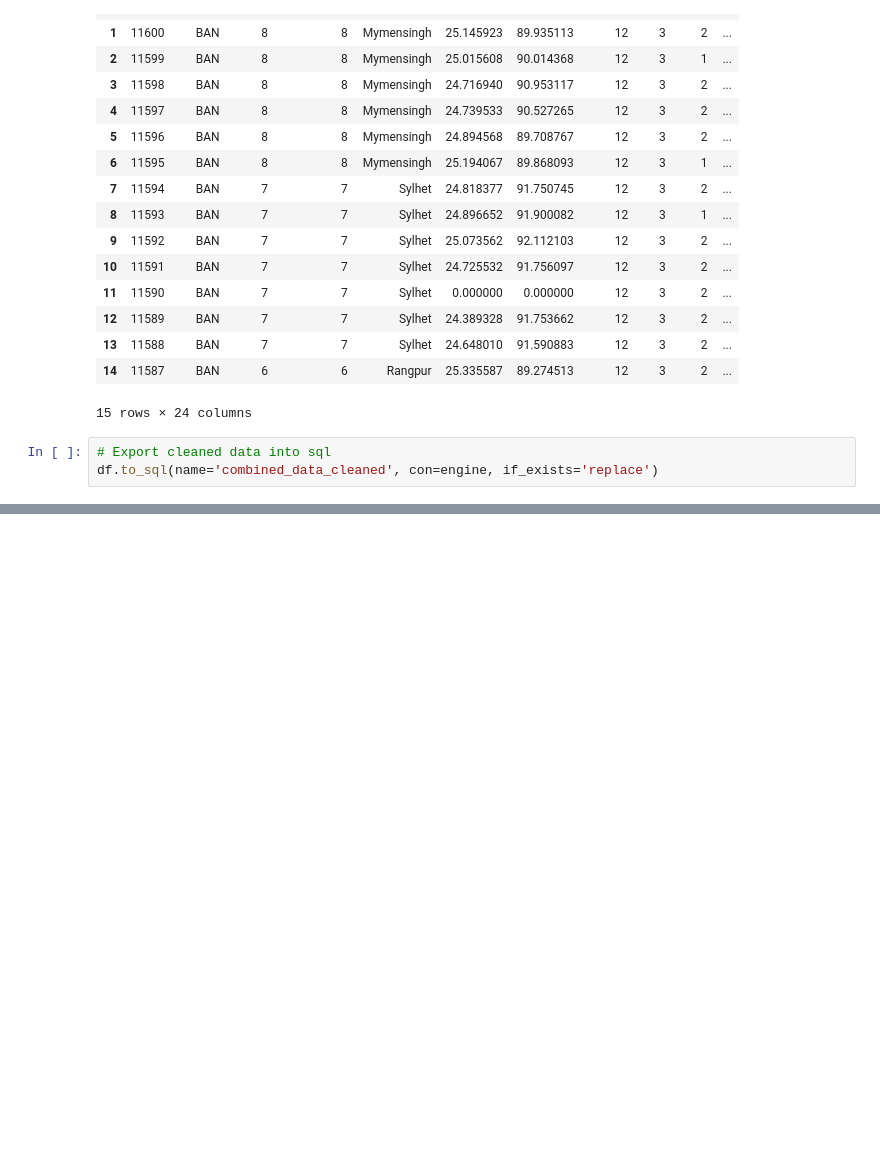
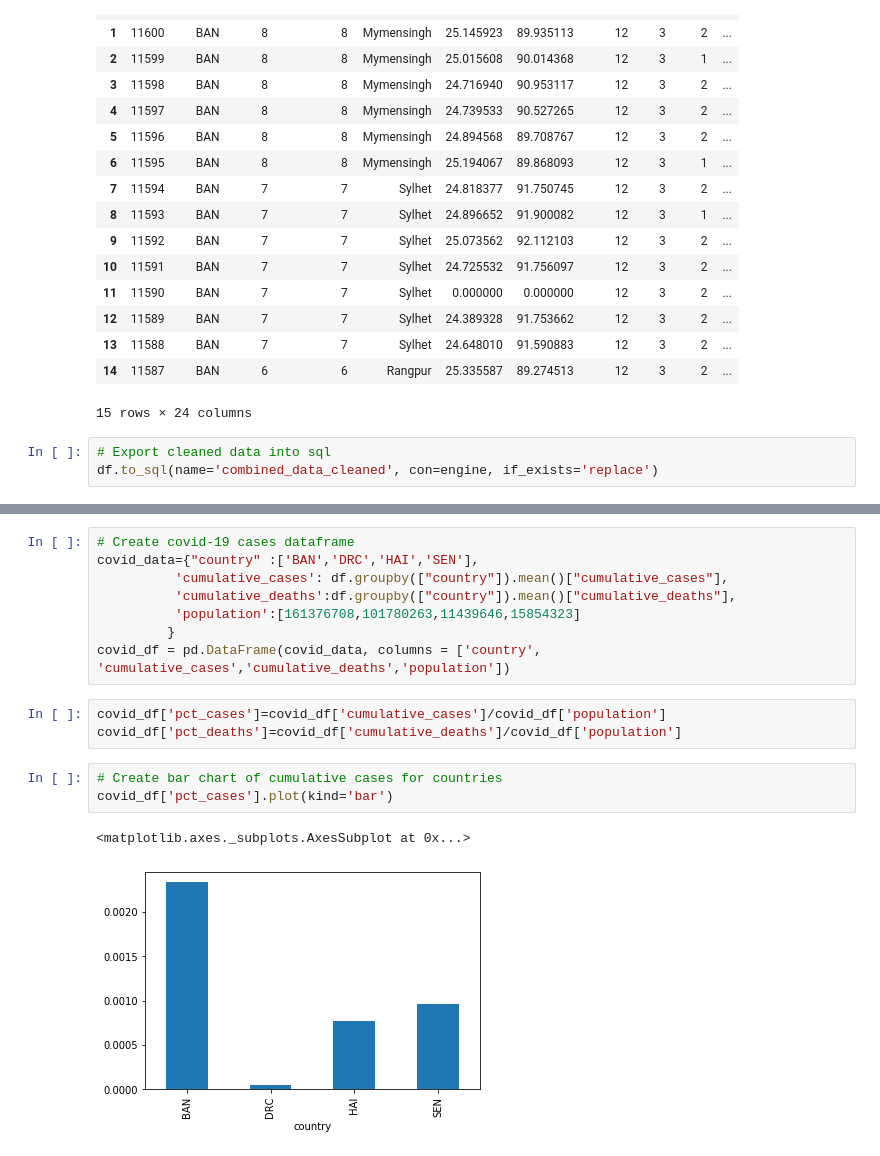
Before and after one commit to hannahrim/COVID-19_Readiness_and_Response, a Jupyter notebook: data_explore.ipynb, the cells around one changed output, grey strips where cells are left out. Saved outputs shown, nothing was run; the diff lists cells and outputs as text; blank space fills up the shorter version.

```diff
--- a/data_explore.ipynb
+++ b/data_explore.ipynb
@@ -202,0 +232,17 @@ df.to_sql(name='combined_data_cleaned', con=engine, if_exists='replace')
+# %%
+# Create covid-19 cases dataframe
+covid_data={"country" :['BAN','DRC','HAI','SEN'],
+          'cumulative_cases': df.groupby(["country"]).mean()["cumulative_cases"],
+          'cumulative_deaths':df.groupby(["country"]).mean()["cumulative_deaths"],
+          'population':[161376708,101780263,11439646,15854323]
+         }
+covid_df = pd.DataFrame(covid_data, columns = ['country', 'cumulative_cases','cumulative_deaths','population'])
+# %%
+covid_df['pct_cases']=covid_df['cumulative_cases']/covid_df['population']
+covid_df['pct_deaths']=covid_df['cumulative_deaths']/covid_df['population']
+# %%
+# Create bar chart of cumulative cases for countries
+covid_df['pct_cases'].plot(kind='bar')
+# %% [output]
+<matplotlib.axes._subplots.AxesSubplot at 0x...>
+[figure, added]
```
Also changed, not shown: parts of 7 cells of this notebook.
